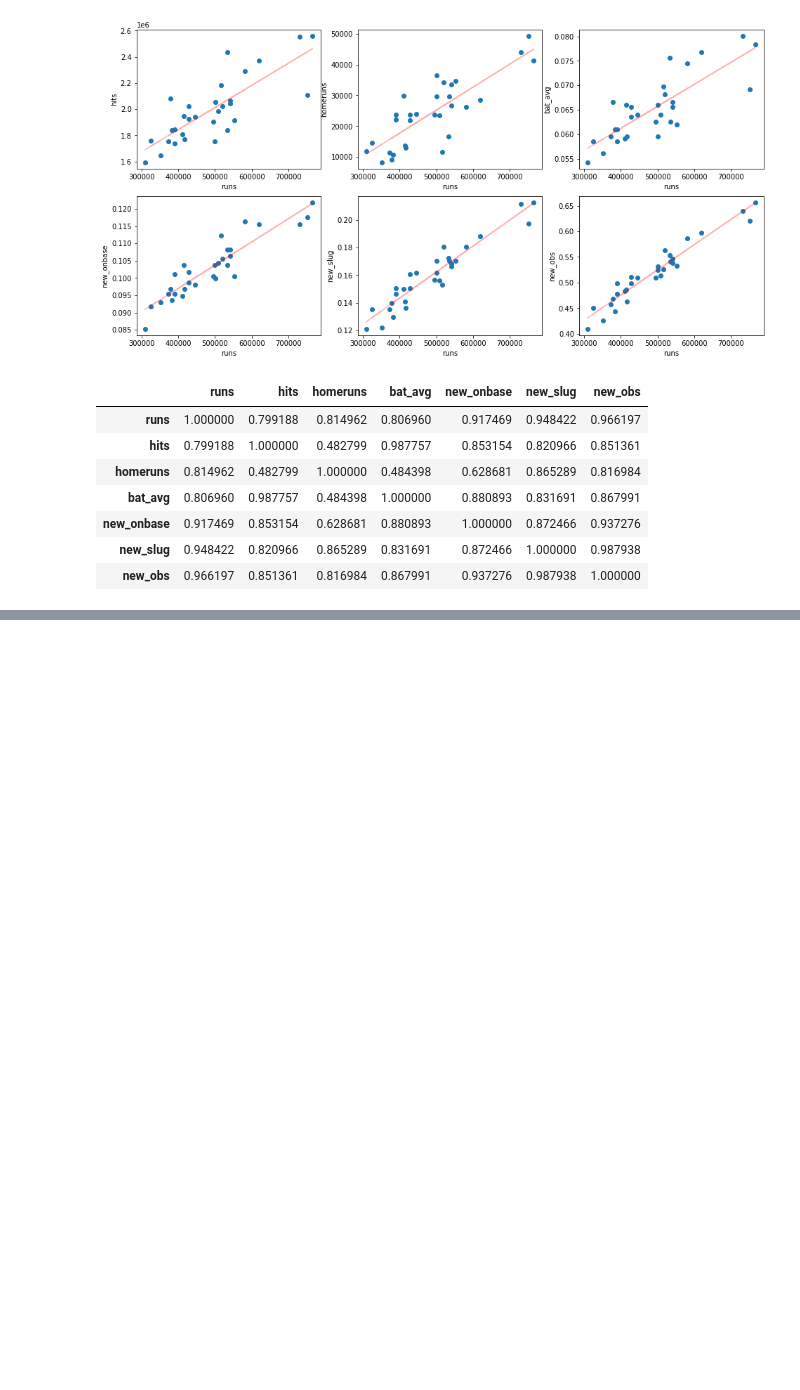
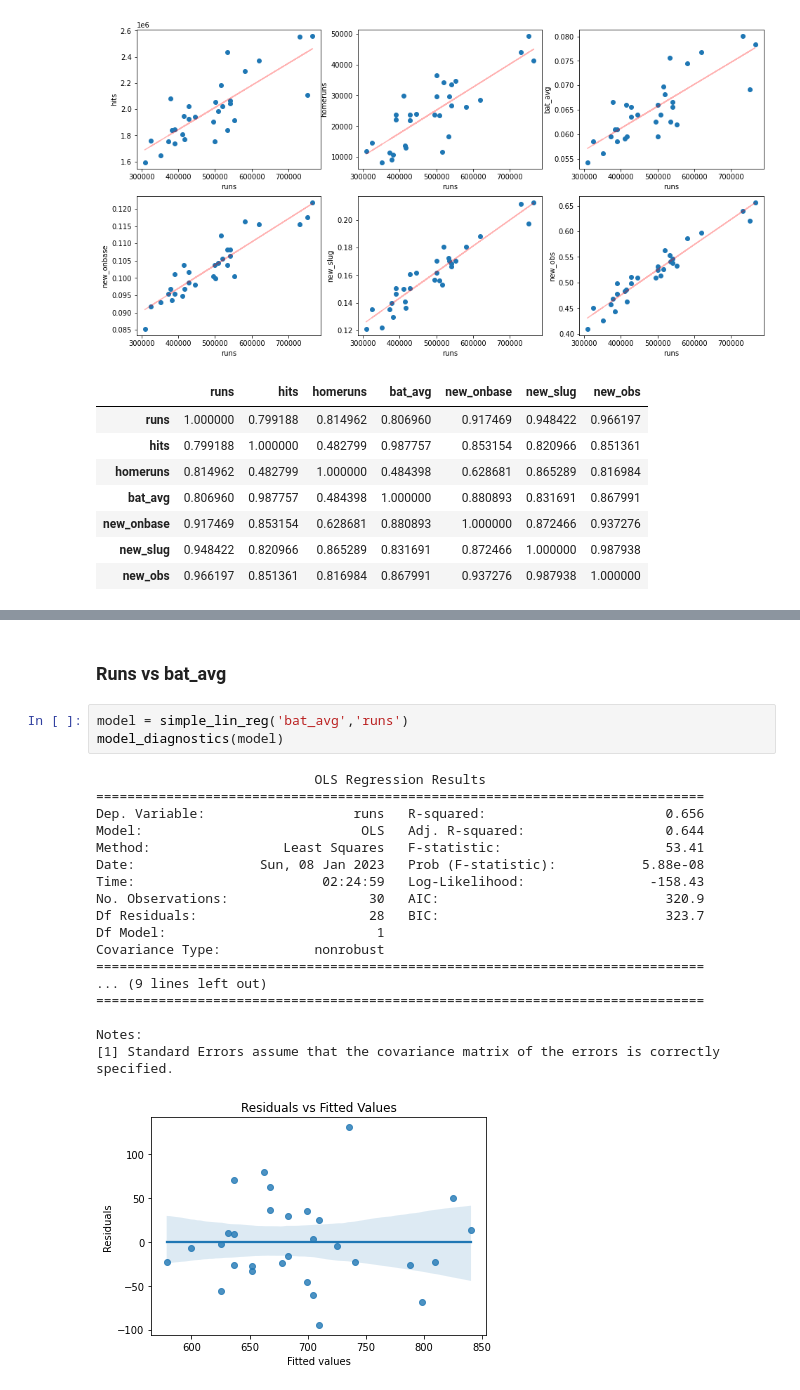
Before and after one commit to saychelsea11/Moneyball_Linear_Regression, a Jupyter notebook: Moneyball_Linear_Regression.ipynb, the cells around one changed output, grey strips where cells are left out. Cells and saved outputs as stored; diff of their text form; blank space fills up the shorter version.

```diff
--- a/Moneyball_Linear_Regression.ipynb
+++ b/Moneyball_Linear_Regression.ipynb
@@ -216,0 +289,24 @@ df_square.corr(method="pearson").style.background_gradient()
+# %% [markdown]
+### Runs vs bat_avg
+# %%
+model = simple_lin_reg('bat_avg','runs')
+model_diagnostics(model)
+# %% [output]
+                            OLS Regression Results
+==============================================================================
+Dep. Variable:                   runs   R-squared:                       0.656
+Model:                            OLS   Adj. R-squared:                  0.644
+Method:                 Least Squares   F-statistic:                     53.41
+Date:                Sun, 08 Jan 2023   Prob (F-statistic):           5.88e-08
+Time:                        02:24:59   Log-Likelihood:                -158.43
+No. Observations:                  30   AIC:                             320.9
+Df Residuals:                      28   BIC:                             323.7
+Df Model:                           1
+Covariance Type:            nonrobust
+==============================================================================
+... (9 lines left out)
+==============================================================================
+
+Notes:
+[1] Standard Errors assume that the covariance matrix of the errors is correctly specified.
+[figure, added]
```
Also changed, not shown: parts of 16 cells of this notebook.
